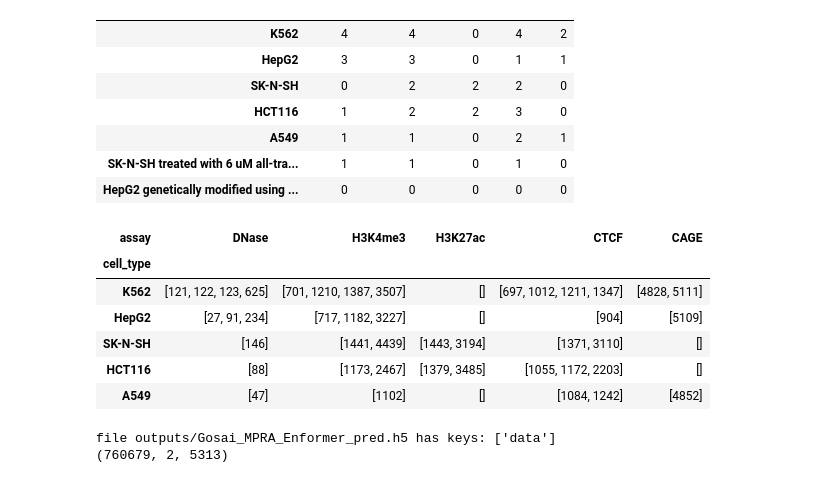
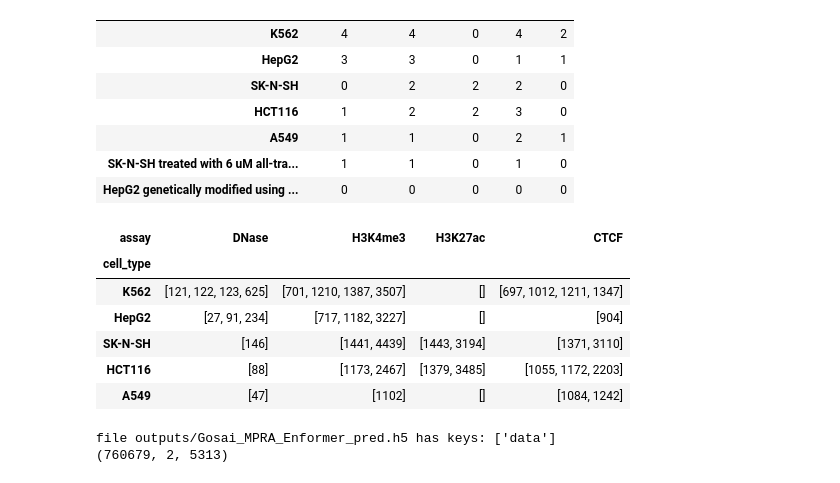
Before and after one commit to maplecai/EpiCast, a Jupyter notebook: predict_CRE_activity/1.1_Gosai_Enformer_pred_VEF.ipynb, the cells around one changed output. Saved outputs shown, nothing was run; the diff lists cells and outputs as text; code cells hidden in the pictures.

```diff
--- a/predict_CRE_activity/1.1_Gosai_Enformer_pred_VEF.ipynb
+++ b/predict_CRE_activity/1.1_Gosai_Enformer_pred_VEF.ipynb
@@ -128,22 +131,22 @@ df_pivot.loc[cell_types, assays].map(len)
 | SK-N-SH treated with 6 uM all-tra... | 1 | 1 | 0 | 1 | 0 |
 | HepG2 genetically modified using ... | 0 | 0 | 0 | 0 | 0 |
 # %%
-assays = ['DNase', 'H3K4me3', 'H3K27ac', 'CTCF', 'CAGE']
+assays = ['DNase', 'H3K4me3', 'H3K27ac', 'CTCF']
 cell_types = ['K562', 'HepG2', 'SK-N-SH', 'HCT116', 'A549']
 
 df_track = df_pivot.loc[cell_types, assays]
 
 df_track.loc['SK-N-SH', 'DNase'] = df_track.loc['SK-N-SH', 'DNase'] + df_pivot.loc['SK-N-SH treated with 6 uM all-trans-retinoic acid for 48 hours', 'DNase']
 
 df_track
 # %% [output]
-| assay | DNase | H3K4me3 | H3K27ac | CTCF | CAGE |
-| cell_type |  |  |  |  |  |
-| K562 | [121, 122, 123, 625] | [701, 1210, 1387, 3507] | [] | [697, 1012, 1211, 1347] | [4828, 5111] |
-| HepG2 | [27, 91, 234] | [717, 1182, 3227] | [] | [904] | [5109] |
-| SK-N-SH | [146] | [1441, 4439] | [1443, 3194] | [1371, 3110] | [] |
-| HCT116 | [88] | [1173, 2467] | [1379, 3485] | [1055, 1172, 2203] | [] |
-| A549 | [47] | [1102] | [] | [1084, 1242] | [4852] |
+| assay | DNase | H3K4me3 | H3K27ac | CTCF |
+| cell_type |  |  |  |  |
+| K562 | [121, 122, 123, 625] | [701, 1210, 1387, 3507] | [] | [697, 1012, 1211, 1347] |
+| HepG2 | [27, 91, 234] | [717, 1182, 3227] | [] | [904] |
+| SK-N-SH | [146] | [1441, 4439] | [1443, 3194] | [1371, 3110] |
+| HCT116 | [88] | [1173, 2467] | [1379, 3485] | [1055, 1172, 2203] |
+| A549 | [47] | [1102] | [] | [1084, 1242] |
 # %%
 pred_array = load_h5('outputs/Gosai_MPRA_Enformer_pred.h5')
 print(pred_array.shape)
```
Also changed, not shown: parts of 10 cells of this notebook, 36 other files.
